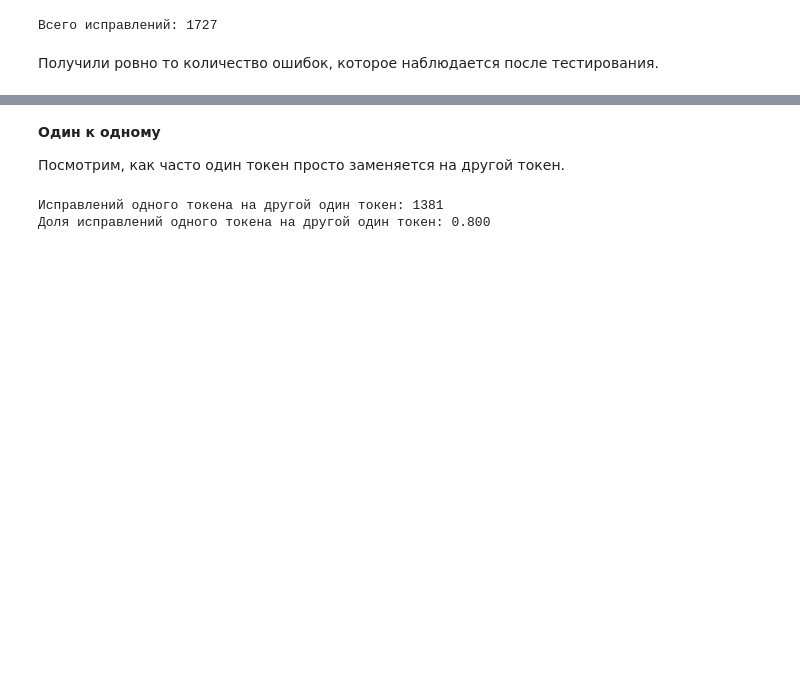
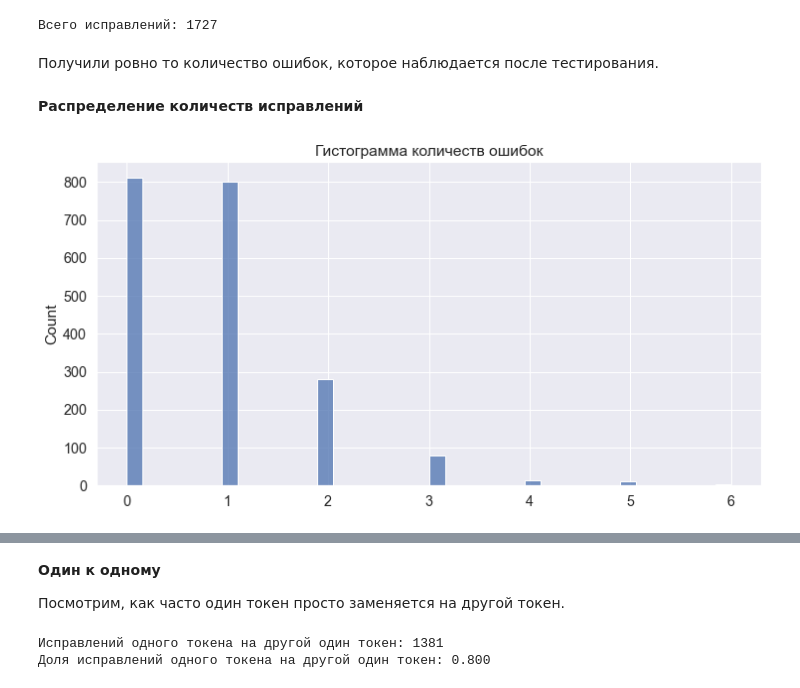
Before and after one commit to Mr-Geekman/bd-research, a Jupyter notebook: notebooks/6.0-db-eda.ipynb, the cells around one changed output, grey strips where cells are left out. Saved outputs shown, nothing was run; the diff lists cells and outputs as text; code cells hidden in the pictures; blank space fills up the shorter version.

```diff
--- a/notebooks/6.0-db-eda.ipynb
+++ b/notebooks/6.0-db-eda.ipynb
@@ -219,12 +219,24 @@ corrections[0]
 # %% [markdown]
 Всего ошибок:
 # %%
-num_corrections = 0
+nums_corrections = []
 for corrections_sentence in corrections:
-    num_corrections += len(corrections_sentence)
+    nums_corrections.append(len(corrections_sentence))
+
+nums_corrections = np.array(nums_corrections)
+num_corrections = np.sum(nums_corrections)
 # %%
 print(f'Всего исправлений: {num_corrections}')
 # %% [output]
 Всего исправлений: 1727
 # %% [markdown]
 Получили ровно то количество ошибок, которое наблюдается после тестирования.
+# %% [markdown]
+**Распределение количеств исправлений**
+# %%
+plt.figure(figsize=(12, 6))
+sns.histplot(nums_corrections)
+plt.title('Гистограмма количеств ошибок')
+plt.show()
+# %% [output]
+[figure, added]
```
Also changed, not shown: parts of 6 cells of this notebook, 7 other files.
